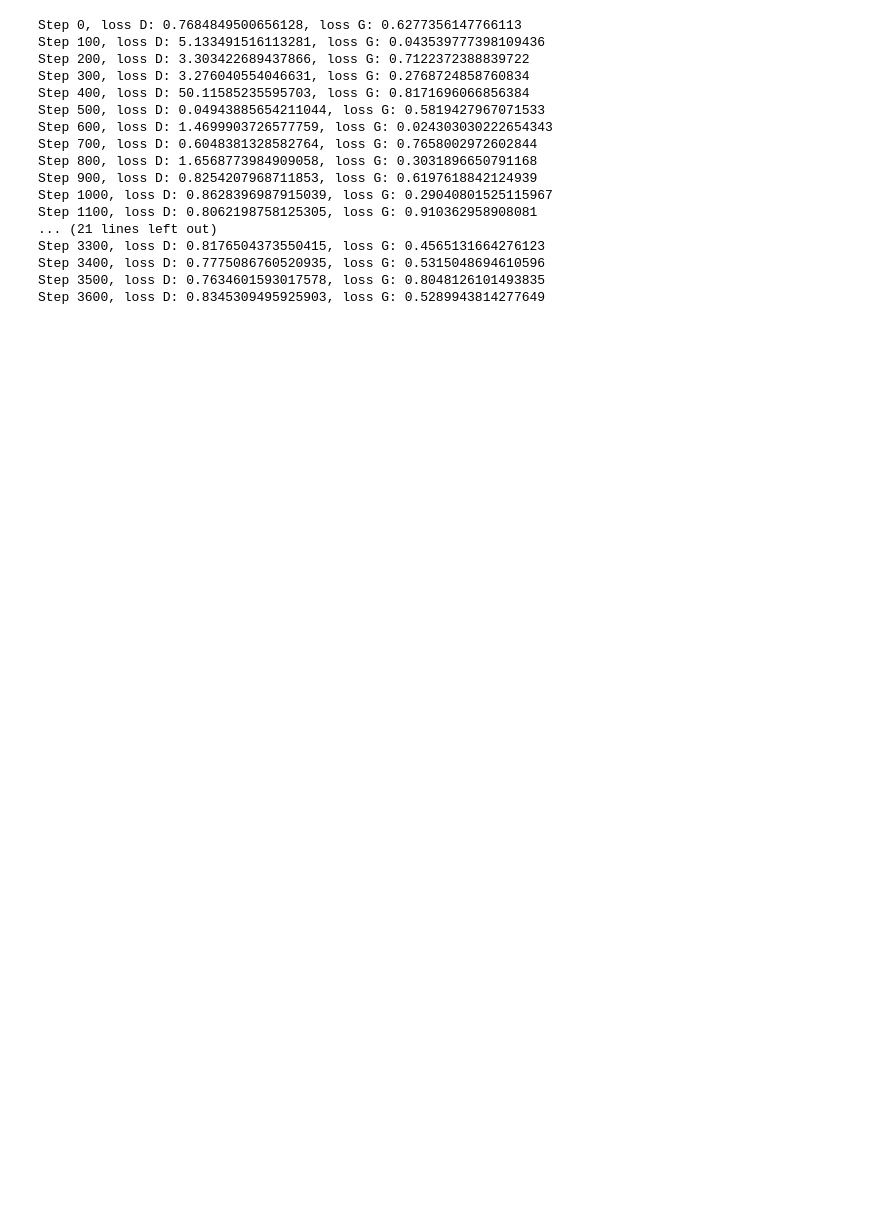
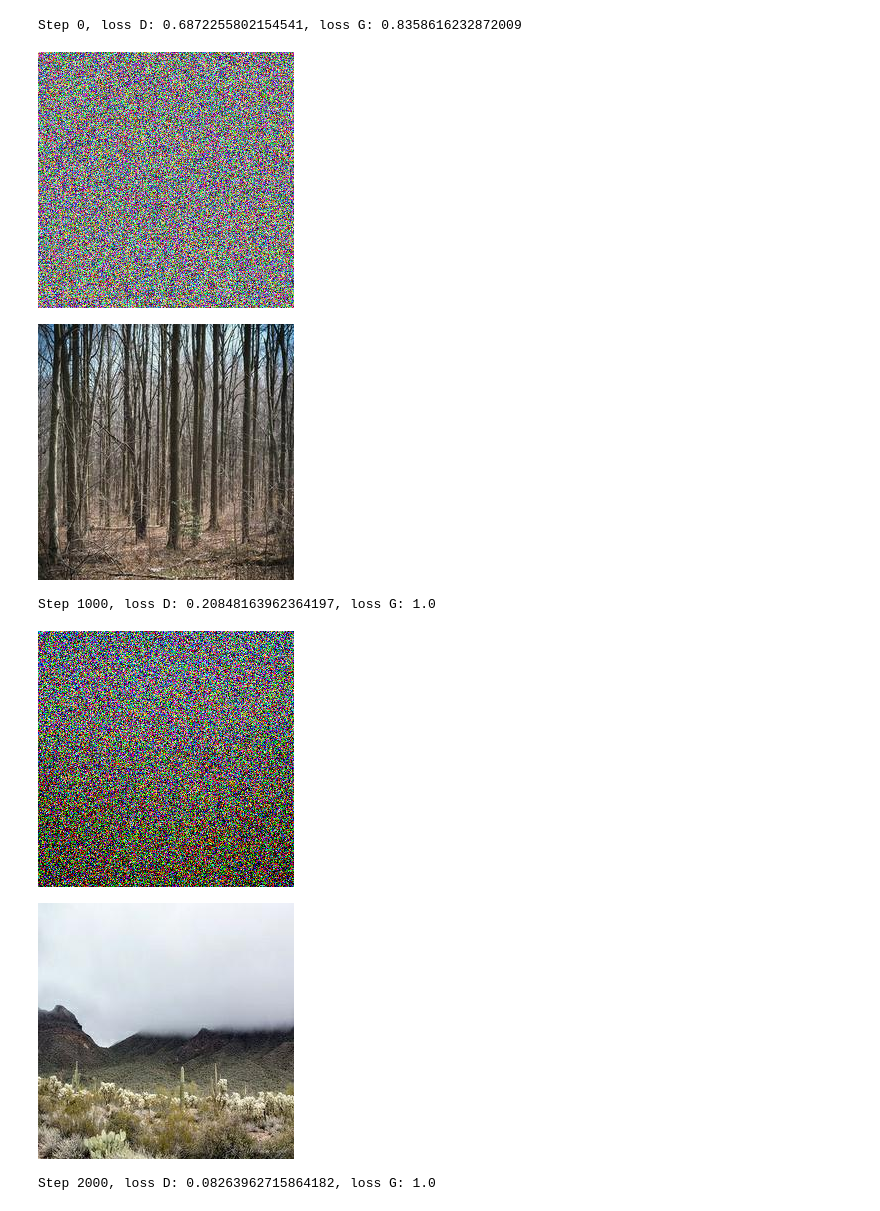
Before and after one commit to Trickshotblaster/nn-practices, a Jupyter notebook: minipicasso.ipynb, the cells around one changed output. Drawn from its saved outputs; the diff is of its cells as text; code cells hidden in the pictures; blank space fills up the shorter version.

```diff
--- a/minipicasso.ipynb
+++ b/minipicasso.ipynb
@@ -27,4 +27,4 @@ torch.Size([3697, 3, 256, 256])
 # %%
 device = torch.device("cuda:0" if torch.cuda.is_available() else "cpu")
 # %%
-images = images.view(images.shape[0], -1).to(device)
+images = images.view(images.shape[0], -1).to(device) / 255
@@ -51,5 +69,5 @@ class GAN(nn.Module):
     def __call__(self, ins):
         return self.forward(ins)
 # %%
-net = GAN(10, 200, 3 * 256 * 256).to(device)
+net = GAN(3*256*256, 3 * 256 * 256).to(device)
 # %%
@@ -59,50 +86,51 @@ tensor([0.4366], device='cuda:0', grad_fn=<SigmoidBackward0>)
 # %%
-num_epochs = 2
-batch_size = 2
+num_epochs = 24
+batch_size = 16
 train_len = len(images)
 num_steps = (train_len//batch_size) * num_epochs
 lr = 0.0001
 optimG = torch.optim.AdamW(net.picasso.parameters(), lr=lr)
-optimD = torch.optim.SGD(net.critic.parameters(), lr=lr)
+optimD = torch.optim.Adam(net.critic.parameters(), lr=lr)
+# %%
+stepi = torch.arange(num_steps)
+glossi = []
+dlossi = []
 # %%
 for step in range(num_steps):
-    d_batch_real = images[torch.randint(1, train_len-1, (batch_size//2,))]
-    d_batch_gen = net(torch.randn(batch_size//2, 10).to(device))
+    batch_indices = torch.randint(1, train_len-1, (batch_size//2,))
+    d_batch_real = images[batch_indices]
+    d_batch_gen = net(images[batch_indices]).detach()
     d_batch = torch.cat((d_batch_real, d_batch_gen)).to(device)
     d_ys = torch.cat((torch.zeros(batch_size//2, 1), torch.ones(batch_size//2, 1))).to(device)
     d_out = net.gan_forward(d_batch)
 
     d_loss = nn.functional.binary_cross_entropy(d_out, d_ys)
     optimD.zero_grad()
     d_loss.backward()
     optimD.step()
 
-
-    g_batch = torch.randn(batch_size, 10).to(device)
+    batch_indices = torch.randint(1, train_len-1, (batch_size//2,))
+    g_batch = images[batch_indices]
     g_out = net(g_batch)
 
     g_loss = net.gan_forward(g_out).sum() / len(g_out)
     optimG.zero_grad()
     g_loss.backward()
     optimG.step()
 
-    if step % 100 == 0:
+    glossi.append(g_loss.item())
+    dlossi.append(d_loss.item())
+    if step % 1000 == 0:
         print("Step", str(step) + ", loss D:", str(d_loss.item()) + ", loss G:", g_loss.item())
+        with torch.no_grad():
+            noise = images[torch.randint(0, train_len-1, (2,))]
+            res = net(noise)[0].view(3, 256, 256)
+            display(torchvision.transforms.functional.to_pil_image(res * 255), torchvision.transforms.functional.to_pil_image(noise[0].view(3, 256, 256) * 255))
 # %% [output]
-Step 0, loss D: 0.7684849500656128, loss G: 0.6277356147766113
-Step 100, loss D: 5.133491516113281, loss G: 0.043539777398109436
-Step 200, loss D: 3.303422689437866, loss G: 0.7122372388839722
-Step 300, loss D: 3.276040554046631, loss G: 0.2768724858760834
-Step 400, loss D: 50.11585235595703, loss G: 0.8171696066856384
-Step 500, loss D: 0.04943885654211044, loss G: 0.5819427967071533
-Step 600, loss D: 1.4699903726577759, loss G: 0.024303030222654343
-Step 700, loss D: 0.6048381328582764, loss G: 0.7658002972602844
-Step 800, loss D: 1.6568773984909058, loss G: 0.3031896650791168
-Step 900, loss D: 0.8254207968711853, loss G: 0.6197618842124939
-Step 1000, loss D: 0.8628396987915039, loss G: 0.29040801525115967
-Step 1100, loss D: 0.8062198758125305, loss G: 0.910362958908081
-... (21 lines left out)
-Step 3300, loss D: 0.8176504373550415, loss G: 0.4565131664276123
-Step 3400, loss D: 0.7775086760520935, loss G: 0.5315048694610596
-Step 3500, loss D: 0.7634601593017578, loss G: 0.8048126101493835
-Step 3600, loss D: 0.8345309495925903, loss G: 0.5289943814277649
+Step 0, loss D: 0.6872255802154541, loss G: 0.8358616232872009
+[figure, added]
+[figure, added]
+Step 1000, loss D: 0.20848163962364197, loss G: 1.0
+[figure, added]
+[figure, added]
+Step 2000, loss D: 0.08263962715864182, loss G: 1.0
```
Also changed, not shown: parts of 10 cells of this notebook.
